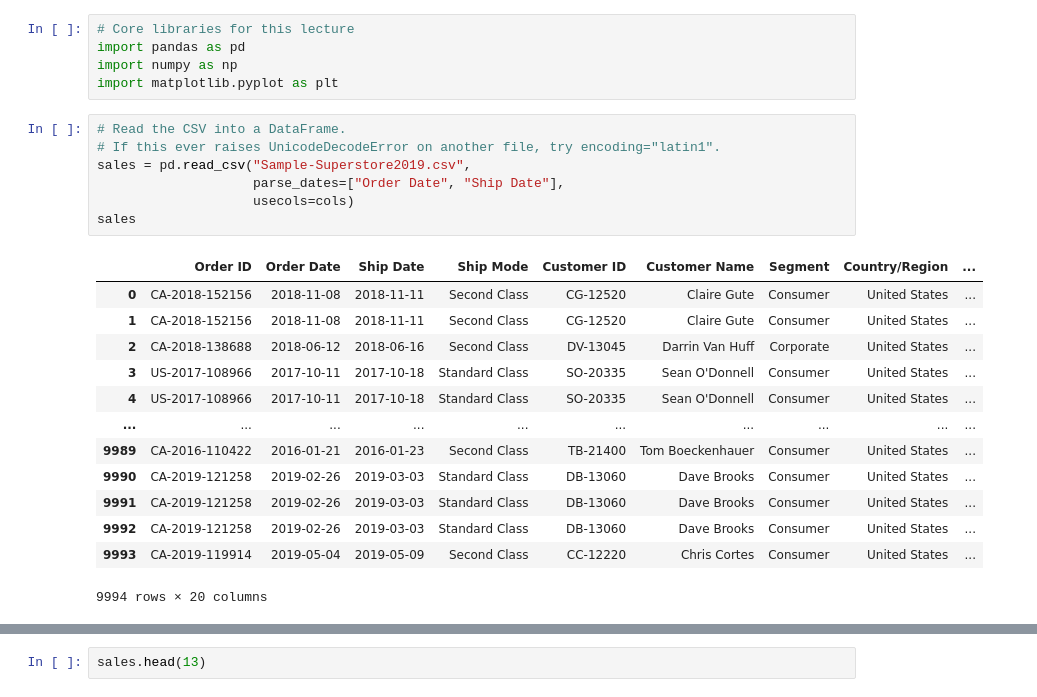
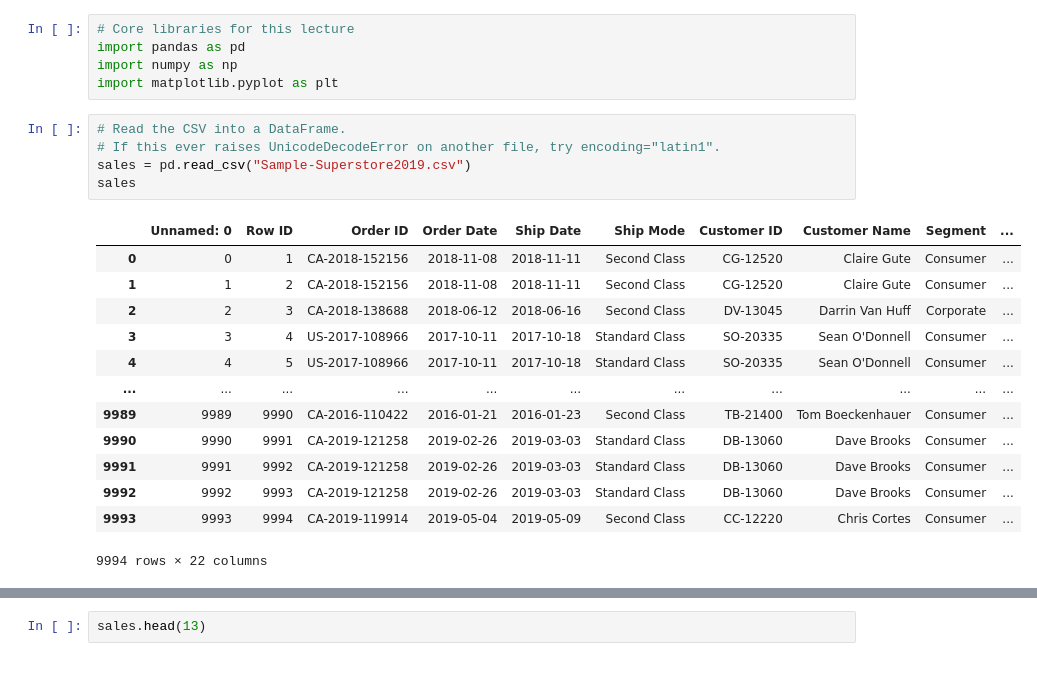
Before and after one commit to wmouhammed2016/data_exploring_cleaning, a Jupyter notebook: exploring_cleaning_data_empty.ipynb, the cells around one changed output, grey strips where cells are left out. Cells and saved outputs as stored; diff of their text form.

```diff
--- a/exploring_cleaning_data_empty.ipynb
+++ b/exploring_cleaning_data_empty.ipynb
@@ -6,21 +6,19 @@ import matplotlib.pyplot as plt
 # %%
 # Read the CSV into a DataFrame.
 # If this ever raises UnicodeDecodeError on another file, try encoding="latin1".
-sales = pd.read_csv("Sample-Superstore2019.csv",
-                    parse_dates=["Order Date", "Ship Date"],
-                    usecols=cols)
+sales = pd.read_csv("Sample-Superstore2019.csv")
 sales
 # %% [output]
-|  | Order ID | Order Date | Ship Date | Ship Mode | Customer ID | Customer Name | Segment | Country/Region | ... |
-| 0 | CA-2018-152156 | 2018-11-08 | 2018-11-11 | Second Class | CG-12520 | Claire Gute | Consumer | United States | ... |
-| 1 | CA-2018-152156 | 2018-11-08 | 2018-11-11 | Second Class | CG-12520 | Claire Gute | Consumer | United States | ... |
-| 2 | CA-2018-138688 | 2018-06-12 | 2018-06-16 | Second Class | DV-13045 | Darrin Van Huff | Corporate | United States | ... |
-| 3 | US-2017-108966 | 2017-10-11 | 2017-10-18 | Standard Class | SO-20335 | Sean O'Donnell | Consumer | United States | ... |
-| 4 | US-2017-108966 | 2017-10-11 | 2017-10-18 | Standard Class | SO-20335 | Sean O'Donnell | Consumer | United States | ... |
-| ... | ... | ... | ... | ... | ... | ... | ... | ... | ... |
-| 9989 | CA-2016-110422 | 2016-01-21 | 2016-01-23 | Second Class | TB-21400 | Tom Boeckenhauer | Consumer | United States | ... |
-| 9990 | CA-2019-121258 | 2019-02-26 | 2019-03-03 | Standard Class | DB-13060 | Dave Brooks | Consumer | United States | ... |
-| 9991 | CA-2019-121258 | 2019-02-26 | 2019-03-03 | Standard Class | DB-13060 | Dave Brooks | Consumer | United States | ... |
-| 9992 | CA-2019-121258 | 2019-02-26 | 2019-03-03 | Standard Class | DB-13060 | Dave Brooks | Consumer | United States | ... |
-| 9993 | CA-2019-119914 | 2019-05-04 | 2019-05-09 | Second Class | CC-12220 | Chris Cortes | Consumer | United States | ... |
+|  | Unnamed: 0 | Row ID | Order ID | Order Date | Ship Date | Ship Mode | Customer ID | Customer Name | Segment | ... |
+| 0 | 0 | 1 | CA-2018-152156 | 2018-11-08 | 2018-11-11 | Second Class | CG-12520 | Claire Gute | Consumer | ... |
+| 1 | 1 | 2 | CA-2018-152156 | 2018-11-08 | 2018-11-11 | Second Class | CG-12520 | Claire Gute | Consumer | ... |
+| 2 | 2 | 3 | CA-2018-138688 | 2018-06-12 | 2018-06-16 | Second Class | DV-13045 | Darrin Van Huff | Corporate | ... |
+| 3 | 3 | 4 | US-2017-108966 | 2017-10-11 | 2017-10-18 | Standard Class | SO-20335 | Sean O'Donnell | Consumer | ... |
+| 4 | 4 | 5 | US-2017-108966 | 2017-10-11 | 2017-10-18 | Standard Class | SO-20335 | Sean O'Donnell | Consumer | ... |
+| ... | ... | ... | ... | ... | ... | ... | ... | ... | ... | ... |
+| 9989 | 9989 | 9990 | CA-2016-110422 | 2016-01-21 | 2016-01-23 | Second Class | TB-21400 | Tom Boeckenhauer | Consumer | ... |
+| 9990 | 9990 | 9991 | CA-2019-121258 | 2019-02-26 | 2019-03-03 | Standard Class | DB-13060 | Dave Brooks | Consumer | ... |
+| 9991 | 9991 | 9992 | CA-2019-121258 | 2019-02-26 | 2019-03-03 | Standard Class | DB-13060 | Dave Brooks | Consumer | ... |
+| 9992 | 9992 | 9993 | CA-2019-121258 | 2019-02-26 | 2019-03-03 | Standard Class | DB-13060 | Dave Brooks | Consumer | ... |
+| 9993 | 9993 | 9994 | CA-2019-119914 | 2019-05-04 | 2019-05-09 | Second Class | CC-12220 | Chris Cortes | Consumer | ... |
-9994 rows × 20 columns
+9994 rows × 22 columns
```
Also changed, not shown: parts of 22 cells of this notebook, 1 other file.
